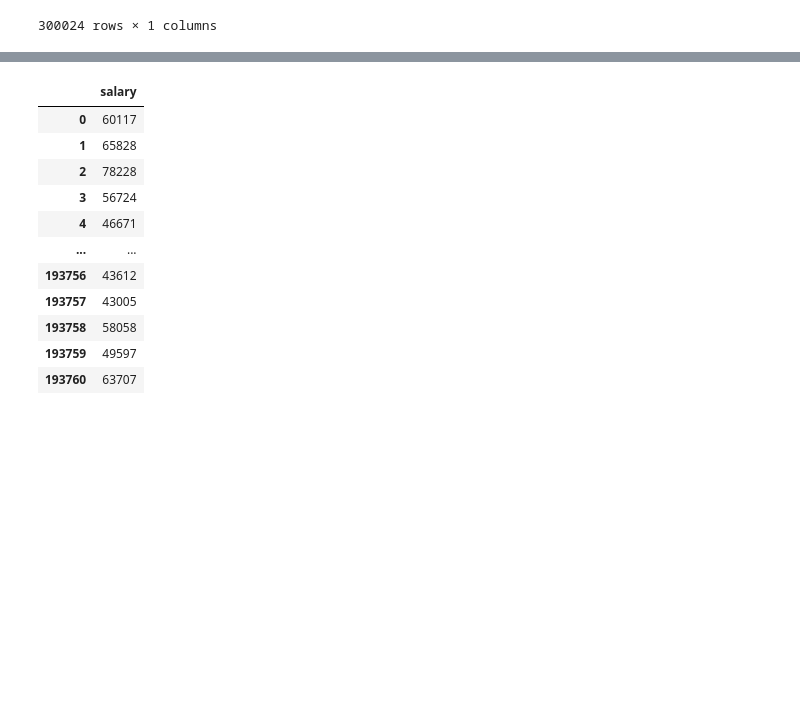
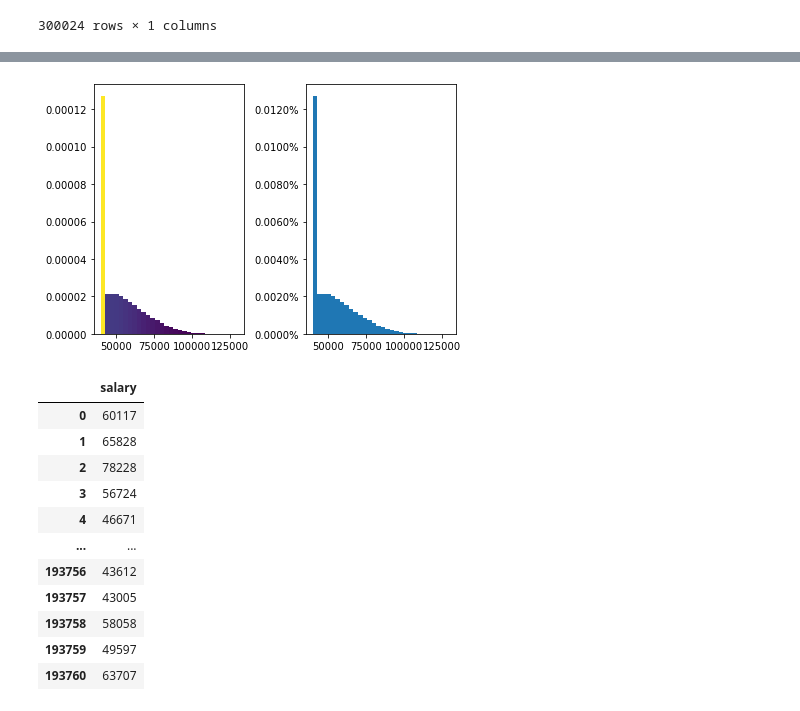
Before and after one commit to bpezzullo/SQL-Challenge, a Jupyter notebook: company.ipynb, the cells around one changed output, grey strips where cells are left out. Drawn from its saved outputs; the diff is of its cells as text; code cells hidden in the pictures; blank space fills up the shorter version.

```diff
--- a/company.ipynb
+++ b/company.ipynb
@@ -93,3 +94,28 @@ plt.hist(y, bins=n_bins)
+# %%
+fig, axs = plt.subplots(1, 2, tight_layout=True)
+
+
+# N is the count in each bin, bins is the lower-limit of the bin
+N, bins, patches = axs[0].hist(y, bins=n_bins, density=True)
+
+# We'll color code by height, but you could use any scalar
+fracs = N / N.max()
+
+# we need to normalize the data to 0..1 for the full range of the colormap
+norm = colors.Normalize(fracs.min(), fracs.max())
+
+# Now, we'll loop through our objects and set the color of each accordingly
+for thisfrac, thispatch in zip(fracs, patches):
+    color = plt.cm.viridis(norm(thisfrac))
+    thispatch.set_facecolor(color)
+
+# We can also normalize our inputs by the total number of counts
+axs[1].hist(y, bins=n_bins, density=True)
+
+# Now we format the y-axis to display percentage
+axs[1].yaxis.set_major_formatter(PercentFormatter(xmax=1))
+# %% [output]
+[figure, added]
 # %%
 # let remove the lower salaries in the lower bin to see the distribution in the other ranges better.
 conn = psycopg2.connect("host='{}' port={} dbname='{}' user={} password={}".format(host, port, dbname, username, pwd))
```
Also changed, not shown: parts of 3 cells of this notebook.
